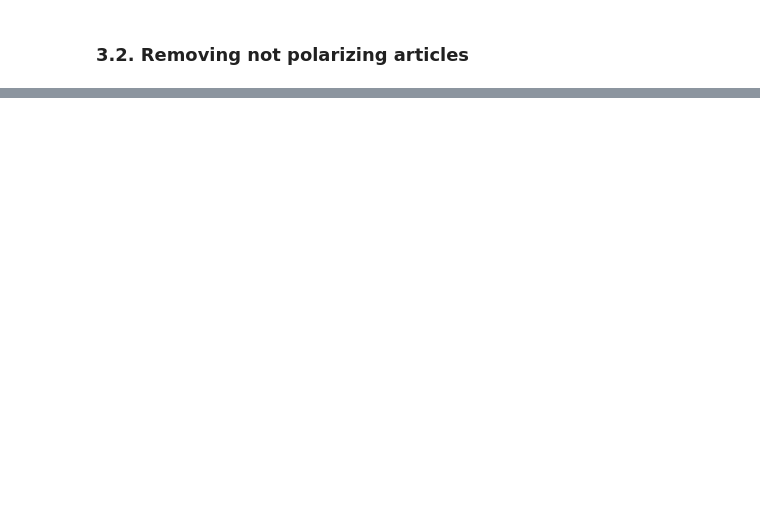
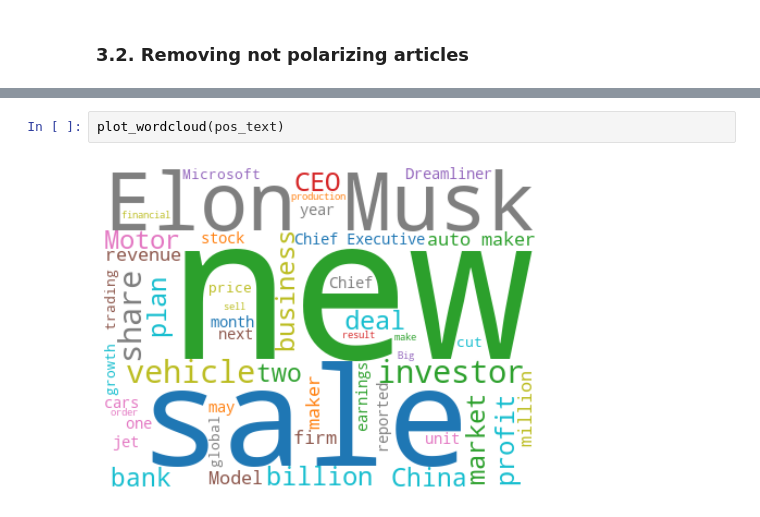
Before and after one commit to apy444/nlp_sentiment_business_articles, a Jupyter notebook: data/Preprocessing.ipynb, the cells around one changed output, grey strips where cells are left out. Drawn from its saved outputs; the diff is of its cells as text; blank space fills up the shorter version.

```diff
--- a/data/Preprocessing.ipynb
+++ b/data/Preprocessing.ipynb
@@ -472,0 +561,4 @@ data_test.to_csv('test.csv')
+# %%
+plot_wordcloud(pos_text)
+# %% [output]
+[figure, added]
```
Also changed, not shown: parts of 56 cells of this notebook.
